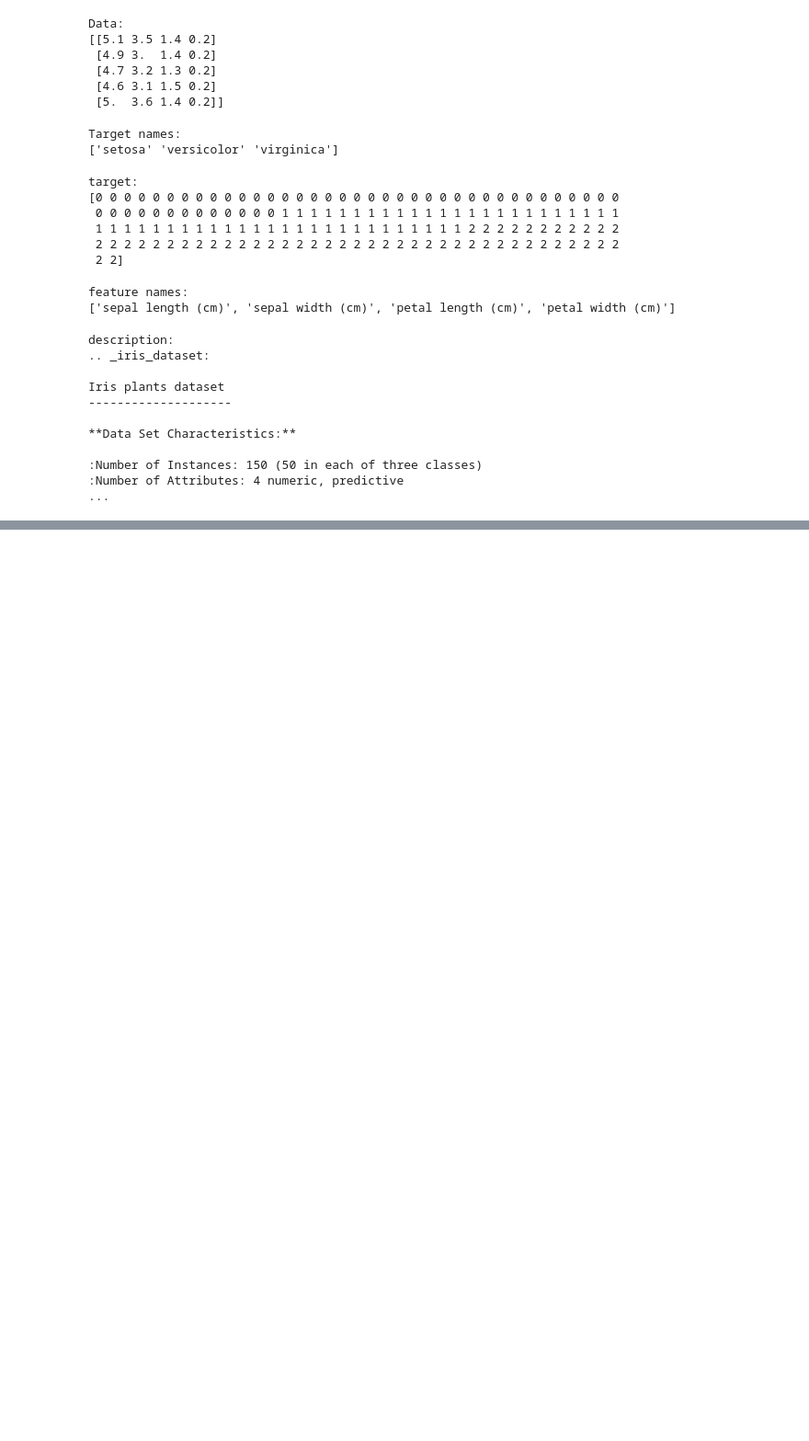
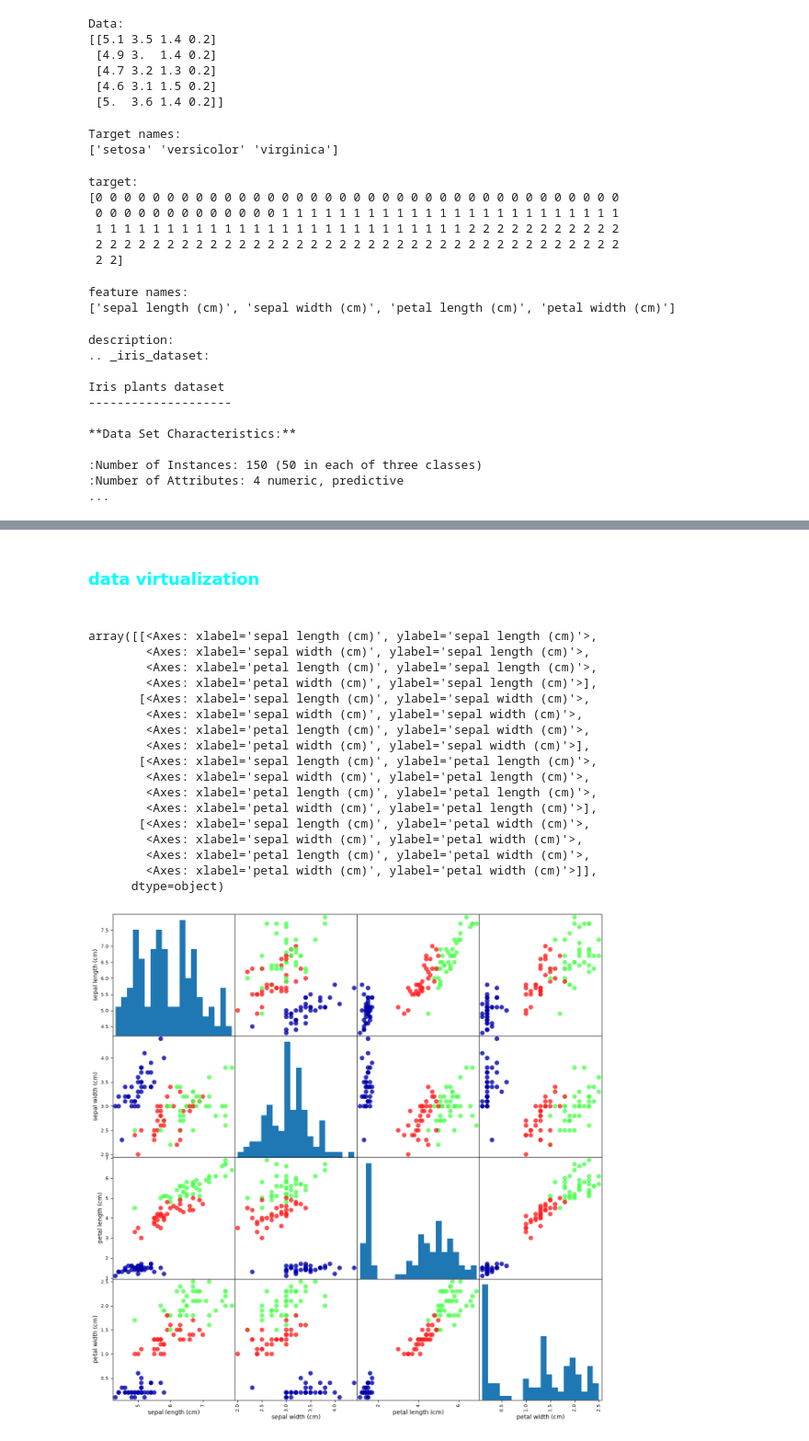
Before and after one commit to zuhairkhanUet24/ML_by-Asad321, a Jupyter notebook: ml/mL_learning/3firstClassify.ipynb, the cells around one changed output, grey strips where cells are left out. Shown at 92% size. Cells and saved outputs as stored; diff of their text form; code cells hidden in the pictures; blank space fills up the shorter version.

Commit message:
first model training

```diff
--- a/ml/mL_learning/3firstClassify.ipynb
+++ b/ml/mL_learning/3firstClassify.ipynb
@@ -83,0 +88,7 @@ Iris plants dataset
+# %%
+from sklearn.model_selection import train_test_split
+x_train, x_test, y_train, y_test = train_test_split(iris_dataset['data'], iris_dataset['target'], random_state=0)
+display(x_train.shape)
+display(y_train.shape)
+display(x_test.shape)
+display(y_test.shape)
@@ -83,0 +100,26 @@ Iris plants dataset
+# %% [markdown]
+<div style="color: aqua" >
+<h3>data virtualization<h3>
+</div>
+# %%
+iris_dataframe = pd.DataFrame(x_train, columns=iris_dataset.feature_names)
+pd.plotting.scatter_matrix(iris_dataframe, c=y_train, figsize=(15,15), marker='o', hist_kwds={'bins':20}, s=60, alpha=.8, cmap=mglearn.cm3)
+# %% [output]
+array([[<Axes: xlabel='sepal length (cm)', ylabel='sepal length (cm)'>,
+        <Axes: xlabel='sepal width (cm)', ylabel='sepal length (cm)'>,
+        <Axes: xlabel='petal length (cm)', ylabel='sepal length (cm)'>,
+        <Axes: xlabel='petal width (cm)', ylabel='sepal length (cm)'>],
+       [<Axes: xlabel='sepal length (cm)', ylabel='sepal width (cm)'>,
+        <Axes: xlabel='sepal width (cm)', ylabel='sepal width (cm)'>,
+        <Axes: xlabel='petal length (cm)', ylabel='sepal width (cm)'>,
+        <Axes: xlabel='petal width (cm)', ylabel='sepal width (cm)'>],
+       [<Axes: xlabel='sepal length (cm)', ylabel='petal length (cm)'>,
+        <Axes: xlabel='sepal width (cm)', ylabel='petal length (cm)'>,
+        <Axes: xlabel='petal length (cm)', ylabel='petal length (cm)'>,
+        <Axes: xlabel='petal width (cm)', ylabel='petal length (cm)'>],
+       [<Axes: xlabel='sepal length (cm)', ylabel='petal width (cm)'>,
+        <Axes: xlabel='sepal width (cm)', ylabel='petal width (cm)'>,
+        <Axes: xlabel='petal length (cm)', ylabel='petal width (cm)'>,
+        <Axes: xlabel='petal width (cm)', ylabel='petal width (cm)'>]],
+      dtype=object)
+[figure, added]
```
Also changed, not shown: parts of 4 cells of this notebook.
